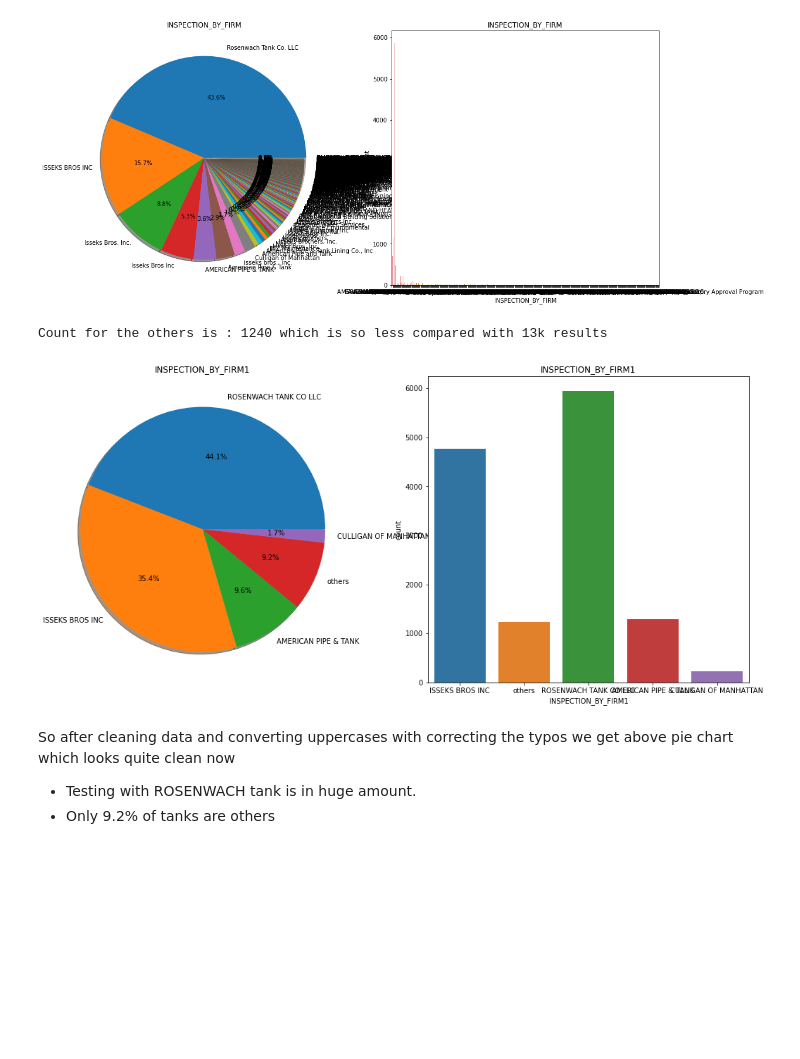
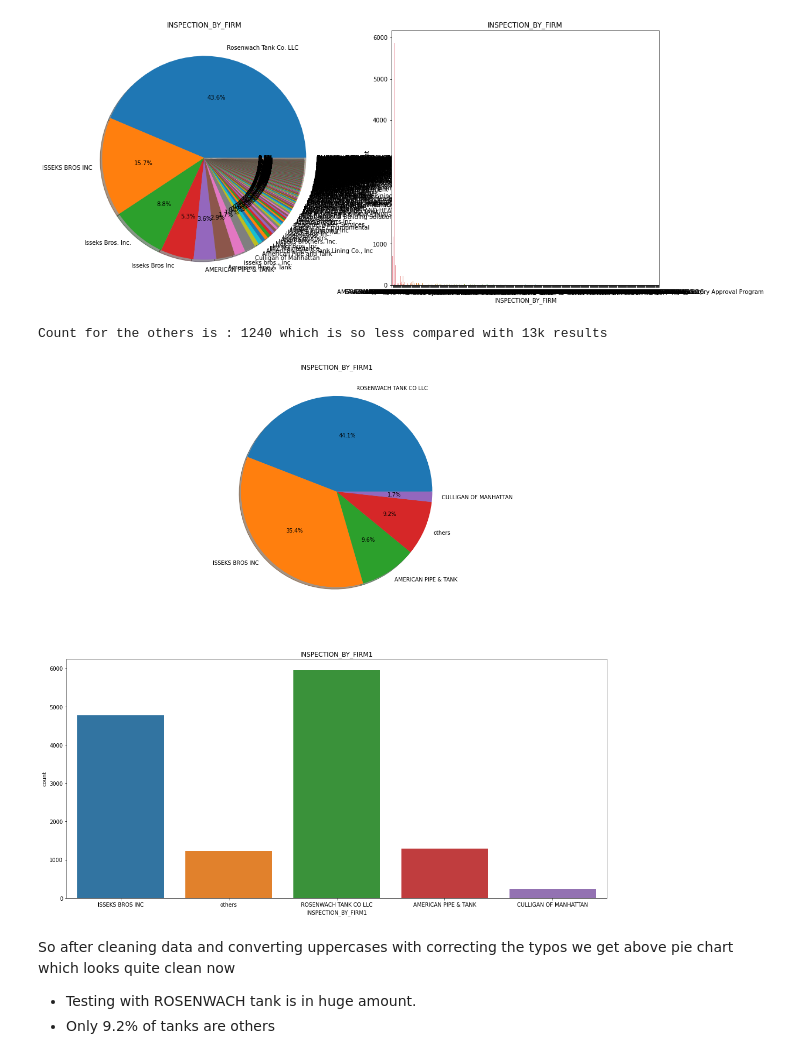
Before and after one commit to rushikeshnaik779/EDA, a Jupyter notebook: Simple_EDA__Rooftop_Drinking_Water_Tank_Inspection_Results.ipynb, the cells around one changed output. Cells and saved outputs as stored; diff of their text form; code cells hidden in the pictures; blank space fills up the shorter version.

```diff
--- a/Simple_EDA__Rooftop_Drinking_Water_Tank_Inspection_Results.ipynb
+++ b/Simple_EDA__Rooftop_Drinking_Water_Tank_Inspection_Results.ipynb
@@ -290,18 +290,18 @@ data.loc[data['INSPECTION_BY_FIRM'].str.upper().str.contains('AMERICA PIPE')==Tr
 data.loc[data['INSPECTION_BY_FIRM'].str.upper().str.contains('CULLIGAN')==True, 'INSPECTION_BY_FIRM1'] = "CULLIGAN OF MANHATTAN"
 data.loc[data['INSPECTION_BY_FIRM'].str.upper().str.contains('CULLIGAN')==True, 'INSPECTION_BY_FIRM1'] = "CULLIGAN OF MANHATTAN"
 # %%
-f, ax = plt.subplots(1, 2, figsize=(18, 8))
+f, ax = plt.subplots(2, 1, figsize=(18, 18))
 print('Count for the others is :',data[data['INSPECTION_BY_FIRM1']=='others']['INSPECTION_BY_FIRM1'].count(), 'which is so less compared with 13k results')
 data['INSPECTION_BY_FIRM1'].value_counts().plot.pie( autopct = '%1.1f%%',
                                          ax=ax[0], shadow=True)
 ax[0].set_title('INSPECTION_BY_FIRM1')
 ax[0].set_ylabel('')
 sns.countplot('INSPECTION_BY_FIRM1', data=data, ax=ax[1])
 ax[1].set_title('INSPECTION_BY_FIRM1')
 plt.show()
 # %% [output]
 Count for the others is : 1240 which is so less compared with 13k results
-[figure, old version]
+[figure, new version]
 # %% [markdown]
 So after cleaning data and converting uppercases with correcting the typos we get above pie chart which looks quite clean now
 - Testing with ROSENWACH tank is in huge amount.
```
Also changed, not shown: parts of 3 cells of this notebook.
